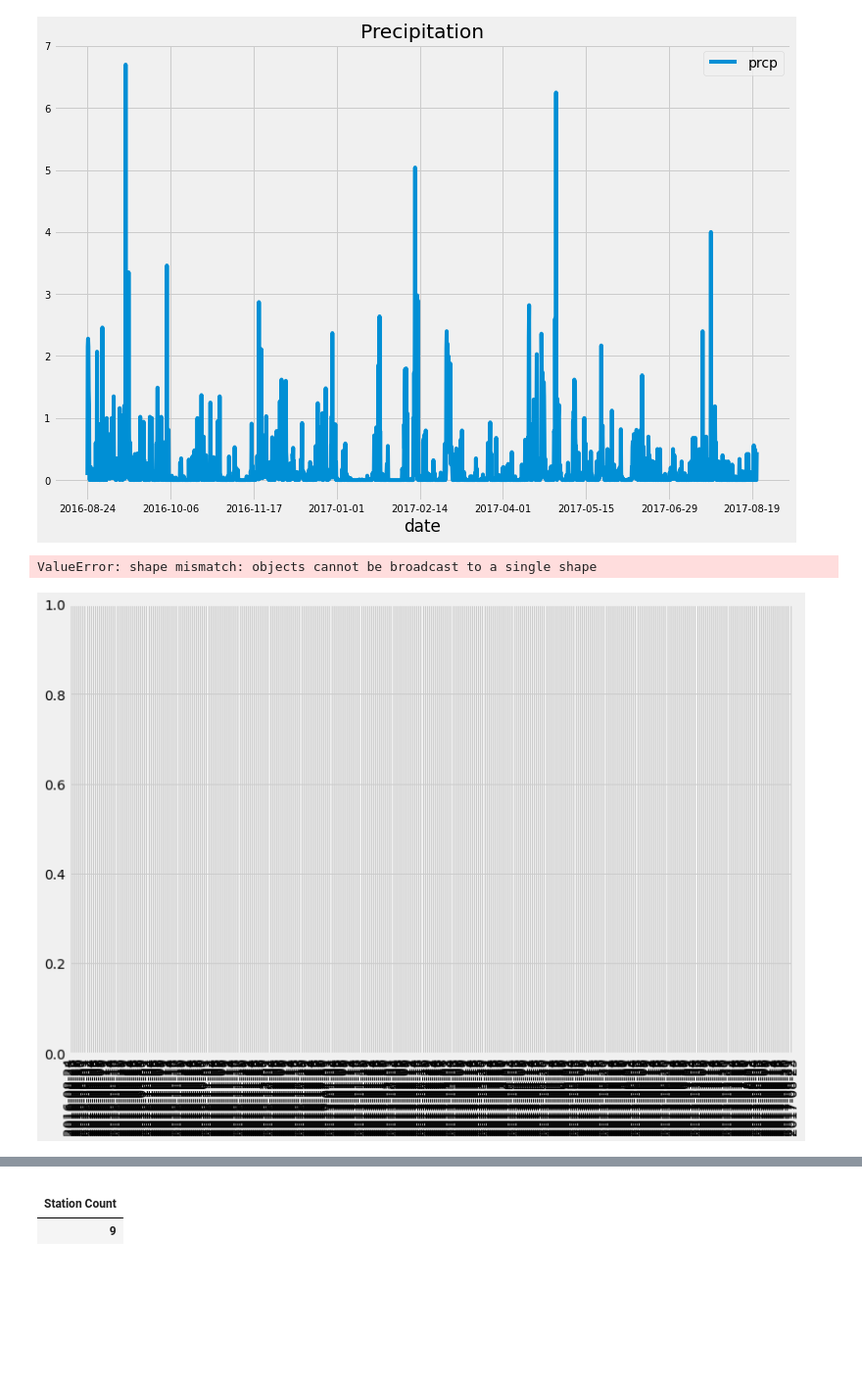
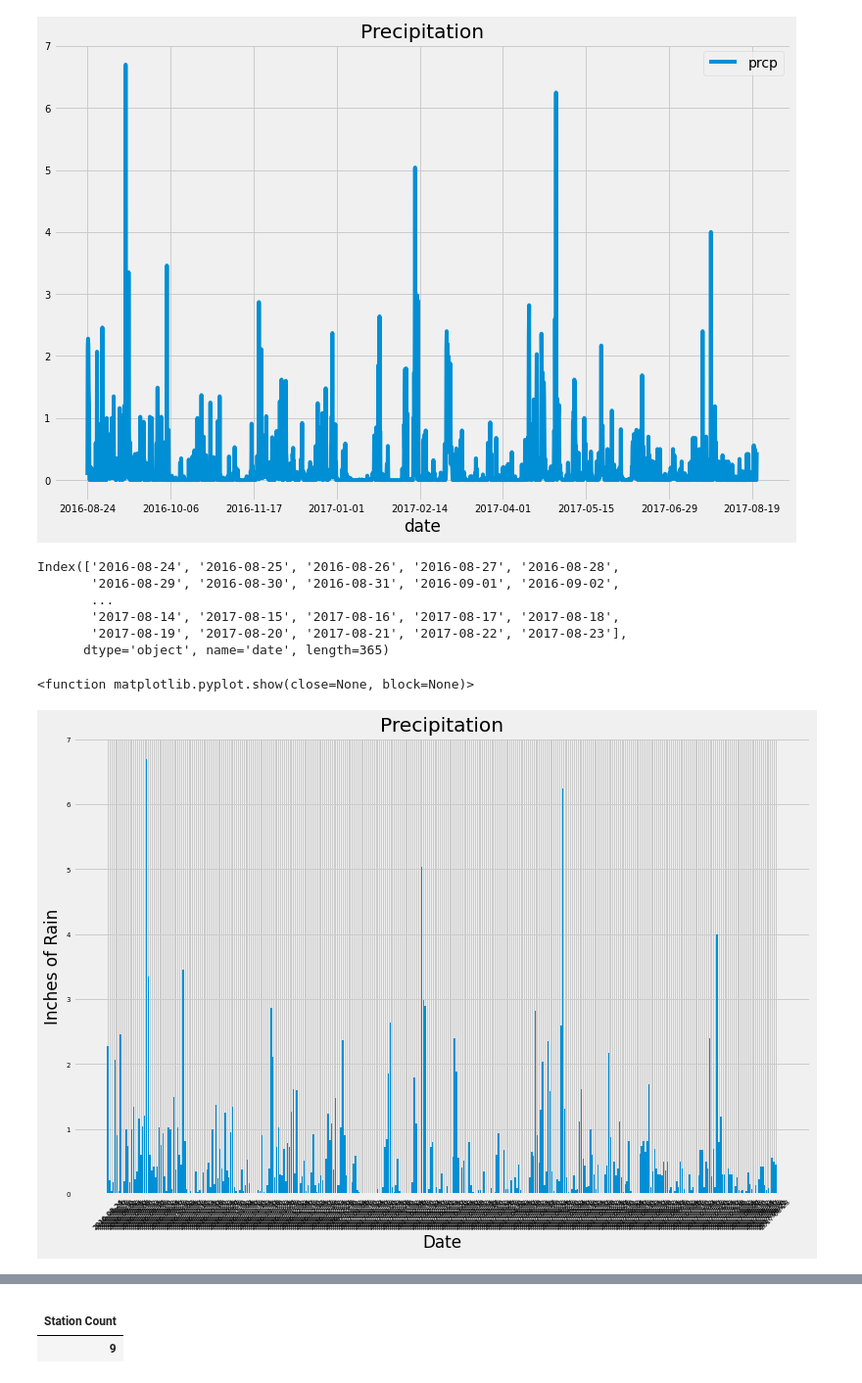
Before and after one commit to bpezzullo/SQLAlchemy-challenge, a Jupyter notebook: climate_starter.ipynb, the cells around one changed output, grey strips where cells are left out. Shown at 98% size. Drawn from its saved outputs; the diff is of its cells as text; code cells hidden in the pictures; blank space fills up the shorter version.

```diff
--- a/climate_starter.ipynb
+++ b/climate_starter.ipynb
@@ -117,22 +117,28 @@ data.plot(kind='line',figsize=(12,8),title='Precipitation',stacked=True,fontsize
 # %%
 dates = data.index.get_level_values('date').unique()
 x_axis = np.arange(len(dates))
+print(dates)
+# %% [output]
+Index(['2016-08-24', '2016-08-25', '2016-08-26', '2016-08-27', '2016-08-28',
+       '2016-08-29', '2016-08-30', '2016-08-31', '2016-09-01', '2016-09-02',
+       ...
+       '2017-08-14', '2017-08-15', '2017-08-16', '2017-08-17', '2017-08-18',
+       '2017-08-19', '2017-08-20', '2017-08-21', '2017-08-22', '2017-08-23'],
+      dtype='object', name='date', length=365)
 # %%
-# data.index.get_level_values('date')
-
 # Tell matplotlib where we would like to place each of our x axis headers
 tick_locations = [value for value in x_axis]
 #tick_locations
 
 
 fig= plt.figure(figsize=(12,8))
-plt.xticks(tick_locations, dates, rotation=90)
-plt.bar(x_axis,data['prcp'])
-
+plt.xticks(tick_locations, dates, rotation=45)
+plt.bar(data.index.get_level_values('date'),data['prcp'])
+plt.tick_params(labelsize=7)
 plt.xlabel('Date')
 plt.ylabel('Inches of Rain')
 plt.title('Precipitation')
 plt.show
 # %% [output]
-ValueError: shape mismatch: objects cannot be broadcast to a single shape
+<function matplotlib.pyplot.show(close=None, block=None)>
-[figure, old version]
+[figure, new version]
```
Also changed, not shown: parts of 17 cells of this notebook, 1 other file.
